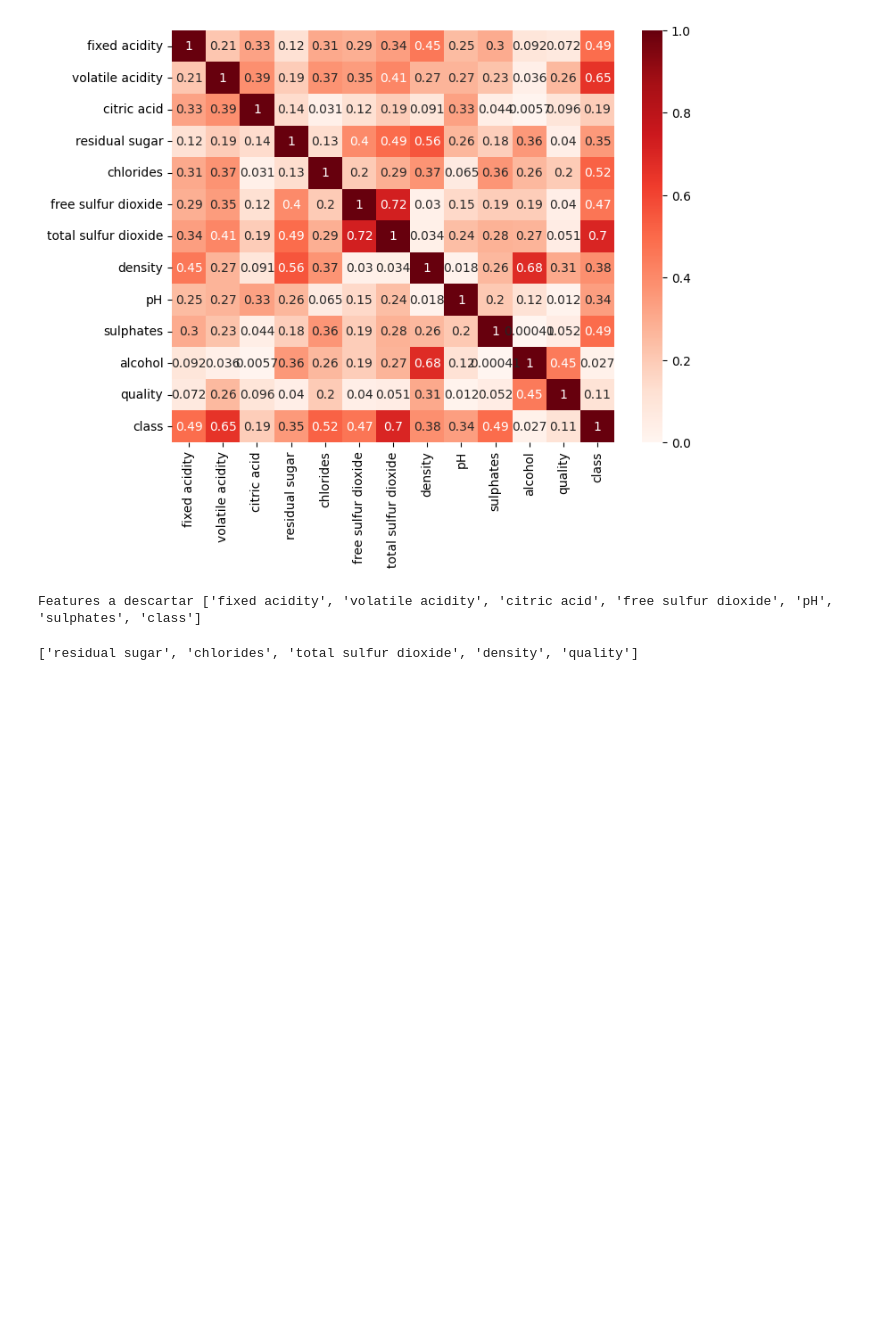
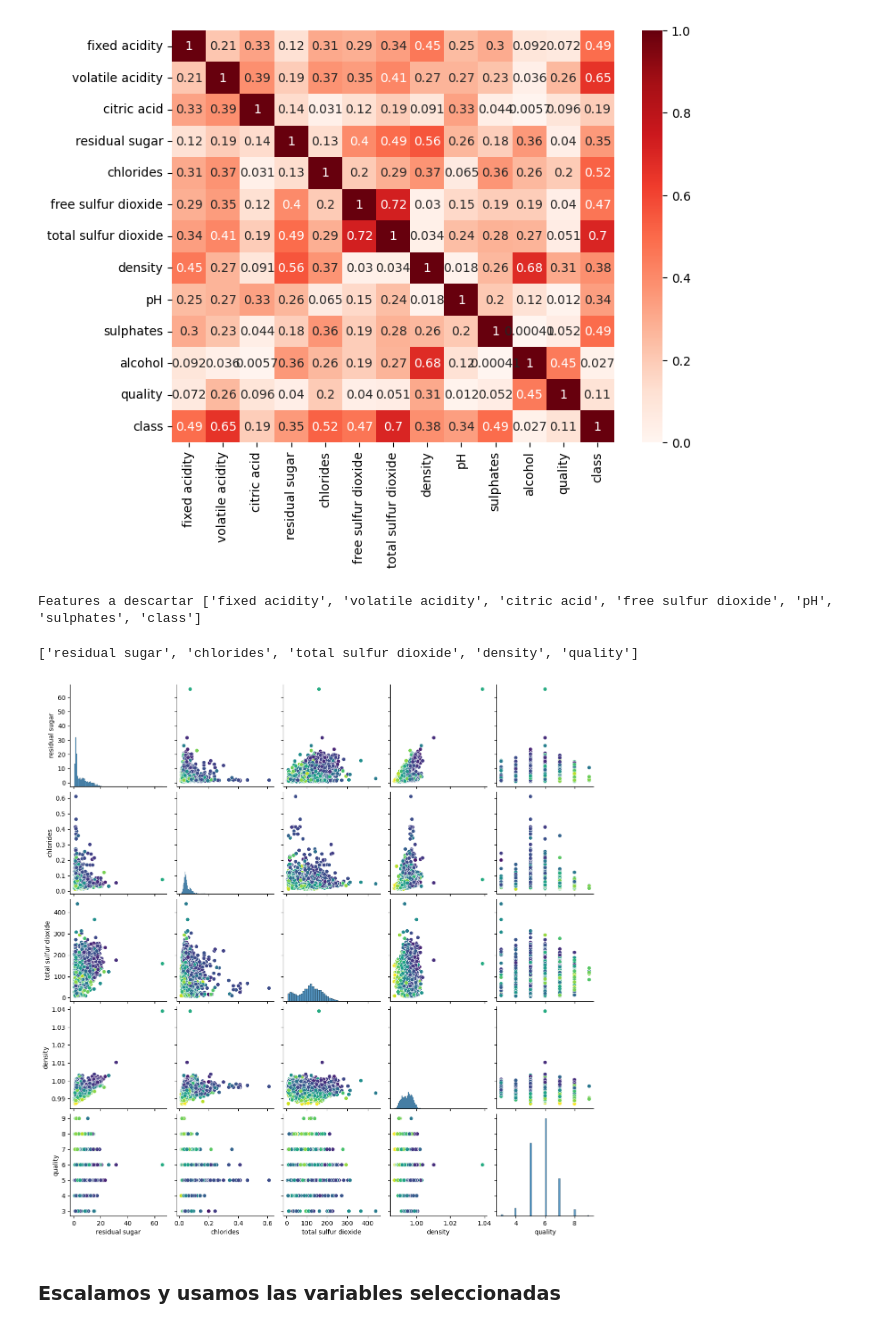
Before and after one commit to LupeVillegas/ONLINE_DS_THEBRIDGE_basic, a Jupyter notebook: Sprint_12/Unidad_02/18_Practica_Obligatoria_Repaso_Aprendizaje_Supervisado.ipynb, the cells around one changed output. Drawn from its saved outputs; the diff is of its cells as text; code cells hidden in the pictures; blank space fills up the shorter version.

```diff
--- a/Sprint_12/Unidad_02/18_Practica_Obligatoria_Repaso_Aprendizaje_Supervisado.ipynb
+++ b/Sprint_12/Unidad_02/18_Practica_Obligatoria_Repaso_Aprendizaje_Supervisado.ipynb
@@ -308,6 +313,8 @@ ConfusionMatrixDisplay.from_predictions(y_test, y_pred);
 ### #3 Modelado para regresión
 
 Reutiliza todo lo que puedas la preparación del modelado de la parte anterior y construye ahora el mejor modelo que puedas para predecir el grado alcohólico de un vino dadas sus características fisico químicas, su clase y la puntuación de calidad que le ha sido otorgada. Compara al menos tres tipos de modelos, seleccionando una métrica adecuada de comparación y escoge el más apropiado empleando validación cruzada antes o después de optimizar hiperparámetros (en la sesión en vivo lo haremos antes por cuestiones de tiempo). Evalúa el modelo escogido y con los hiperparámetros ajustados de la mejor manera que puedas. Para terminar realizar un pequeño análisis de errores.
+# %%
+df_wine['class'] = df_wine['class'].map({'white':0, 'red':1})
 # %%
 train_set, test_set = train_test_split(df_wine, test_size=0.2, random_state=42)
 print("Tamaño del data set de entrenamiento:", len(train_set))
@@ -384,3 +391,17 @@ features_numericas = train_set.columns.drop(features_descartar + [target_reg]).t
 features_numericas
 # %% [output]
 ['residual sugar', 'chlorides', 'total sulfur dioxide', 'density', 'quality']
+# %%
+from sklearn.preprocessing import MinMaxScaler
+
+hue_numeric = train_set[target_reg]
+normalized_hue = MinMaxScaler().fit_transform(hue_numeric.values.reshape(-1, 1)).flatten()
+
+sns.pairplot(train_set[features_numericas],
+             plot_kws={'c': normalized_hue, 'cmap': 'viridis'},
+             diag_kind='hist',)
+plt.show()
+# %% [output]
+[figure, added]
+# %% [markdown]
+### Escalamos y usamos las variables seleccionadas
```
Also changed, not shown: parts of 14 cells of this notebook, 5 other files.
